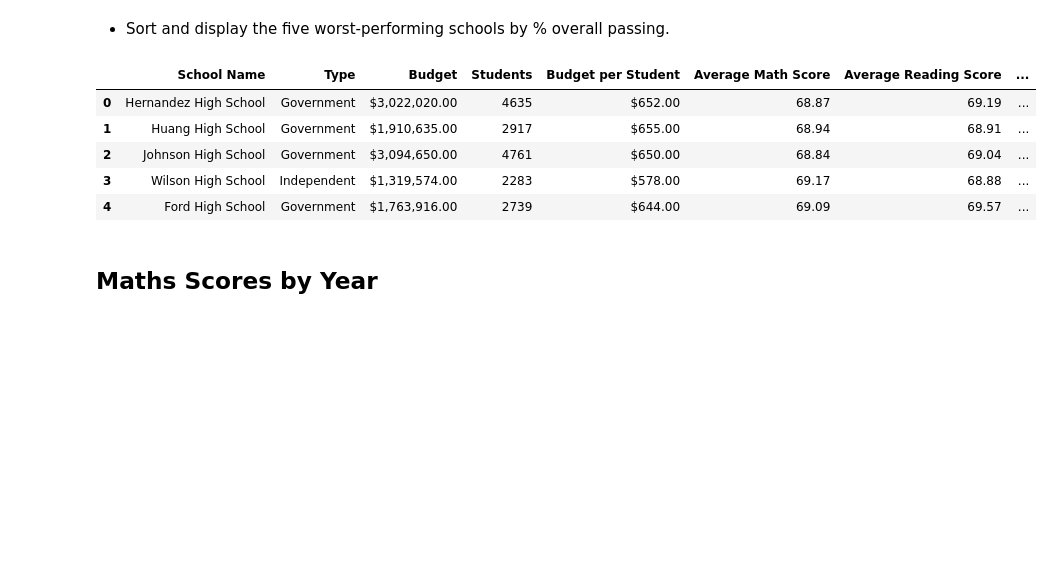
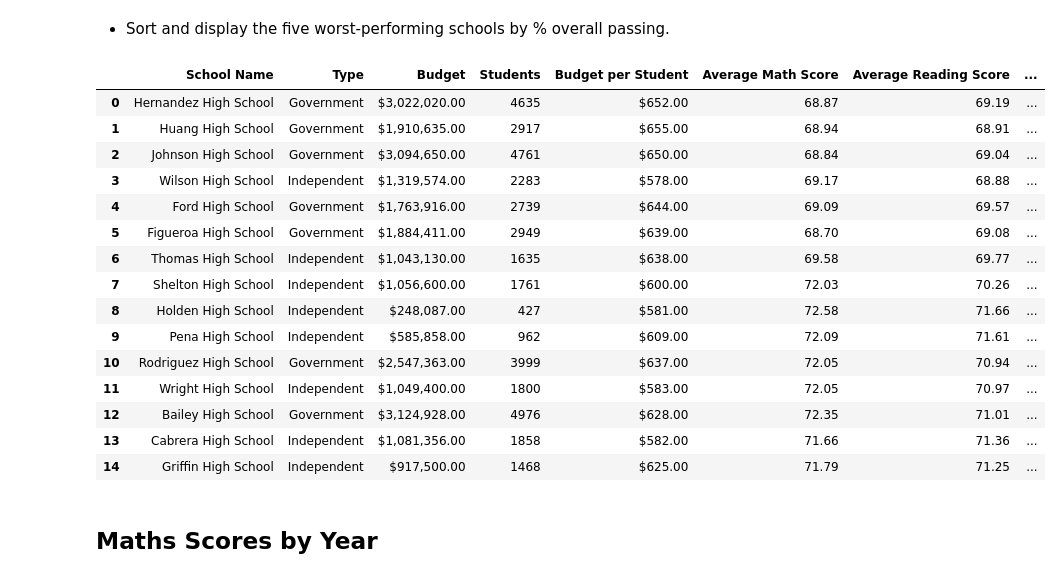
Before and after one commit to au-jr/pandas-challenge, a Jupyter notebook: PyCitySchools/PyCitySchools_starter.ipynb, the cells around one changed output. Saved outputs shown, nothing was run; the diff lists cells and outputs as text; code cells hidden in the pictures; blank space fills up the shorter version.

```diff
--- a/PyCitySchools/PyCitySchools_starter.ipynb
+++ b/PyCitySchools/PyCitySchools_starter.ipynb
@@ -381,14 +382,24 @@ top_schools.head()
 bottom_schools = per_school_summary.sort_values("% Overall Passing", ascending=True).reset_index(drop=True)
 bottom_schools = pd.DataFrame(bottom_schools)
 # %%
-bottom_schools.head()
+bottom_schools
 # %% [output]
 |  | School Name | Type | Budget | Students | Budget per Student | Average Math Score | Average Reading Score | ... |
 | 0 | Hernandez High School | Government | $3,022,020.00 | 4635 | $652.00 | 68.87 | 69.19 | ... |
 | 1 | Huang High School | Government | $1,910,635.00 | 2917 | $655.00 | 68.94 | 68.91 | ... |
 | 2 | Johnson High School | Government | $3,094,650.00 | 4761 | $650.00 | 68.84 | 69.04 | ... |
 | 3 | Wilson High School | Independent | $1,319,574.00 | 2283 | $578.00 | 69.17 | 68.88 | ... |
 | 4 | Ford High School | Government | $1,763,916.00 | 2739 | $644.00 | 69.09 | 69.57 | ... |
+| 5 | Figueroa High School | Government | $1,884,411.00 | 2949 | $639.00 | 68.70 | 69.08 | ... |
+| 6 | Thomas High School | Independent | $1,043,130.00 | 1635 | $638.00 | 69.58 | 69.77 | ... |
+| 7 | Shelton High School | Independent | $1,056,600.00 | 1761 | $600.00 | 72.03 | 70.26 | ... |
+| 8 | Holden High School | Independent | $248,087.00 | 427 | $581.00 | 72.58 | 71.66 | ... |
+| 9 | Pena High School | Independent | $585,858.00 | 962 | $609.00 | 72.09 | 71.61 | ... |
+| 10 | Rodriguez High School | Government | $2,547,363.00 | 3999 | $637.00 | 72.05 | 70.94 | ... |
+| 11 | Wright High School | Independent | $1,049,400.00 | 1800 | $583.00 | 72.05 | 70.97 | ... |
+| 12 | Bailey High School | Government | $3,124,928.00 | 4976 | $628.00 | 72.35 | 71.01 | ... |
+| 13 | Cabrera High School | Independent | $1,081,356.00 | 1858 | $582.00 | 71.66 | 71.36 | ... |
+| 14 | Griffin High School | Independent | $917,500.00 | 1468 | $625.00 | 71.79 | 71.25 | ... |
 # %% [markdown]
 ## Maths Scores by Year
 # %% [markdown]
```
Also changed, not shown: parts of 4 cells of this notebook, 1 other file.
